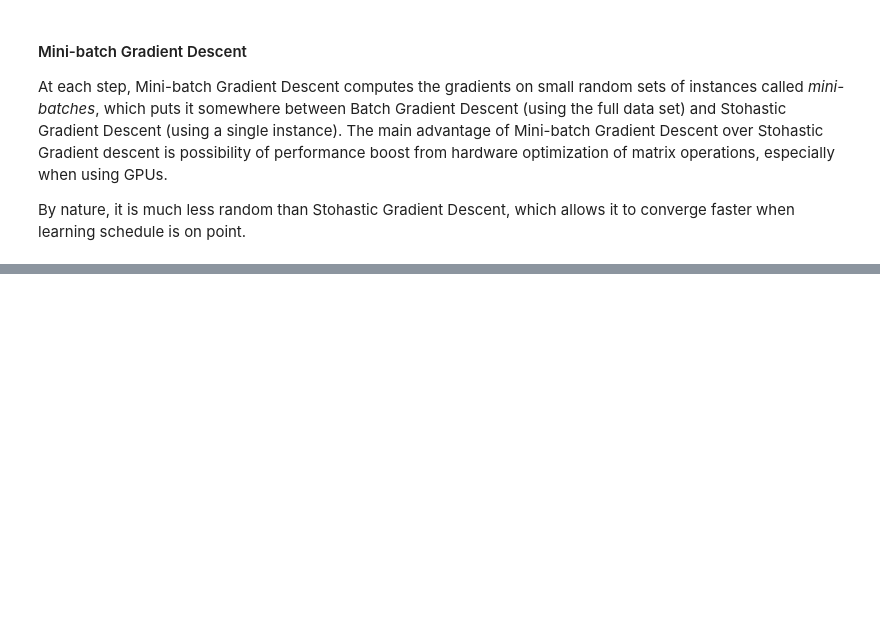
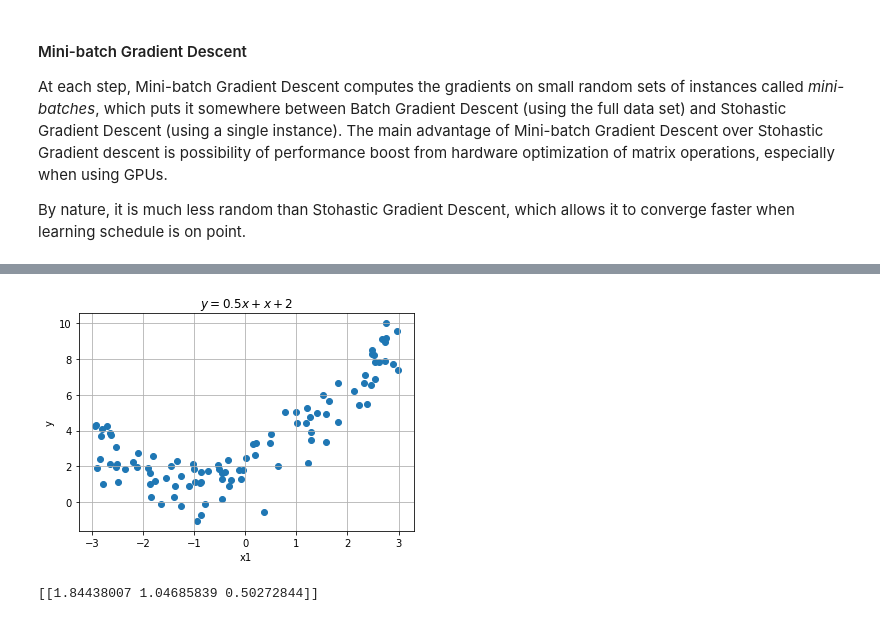
Before and after one commit to akapet00/learning, a Jupyter notebook: training-models.ipynb, the cells around one changed output, grey strips where cells are left out. Cells and saved outputs as stored; diff of their text form; code cells hidden in the pictures; blank space fills up the shorter version.

```diff
--- a/training-models.ipynb
+++ b/training-models.ipynb
@@ -272,0 +368,22 @@ By nature, it is much less random than Stohastic Gradient Descent, which allows
+# %%
+m = 100
+X = 6 * np.random.rand(m, 1) - 3
+y = 0.5 * X**2 + X + 2 + np.random.randn(m, 1)
+plotData(X, y)
+plt.title('$y = 0.5x + x + 2$')
+plt.show()
+# %% [output]
+[figure, added]
+# %%
+from sklearn.preprocessing import PolynomialFeatures
+from sklearn.linear_model import LinearRegression
+
+poly_features = PolynomialFeatures(degree=2, include_bias=False)
+X_poly = poly_features.fit_transform(X)
+
+model = LinearRegression()
+model.fit(X_poly, y)
+theta = np.c_[model.intercept_, model.coef_]
+print(theta)
+# %% [output]
+[[1.84438007 1.04685839 0.50272844]]
```
Also changed, not shown: parts of 20 cells of this notebook.
